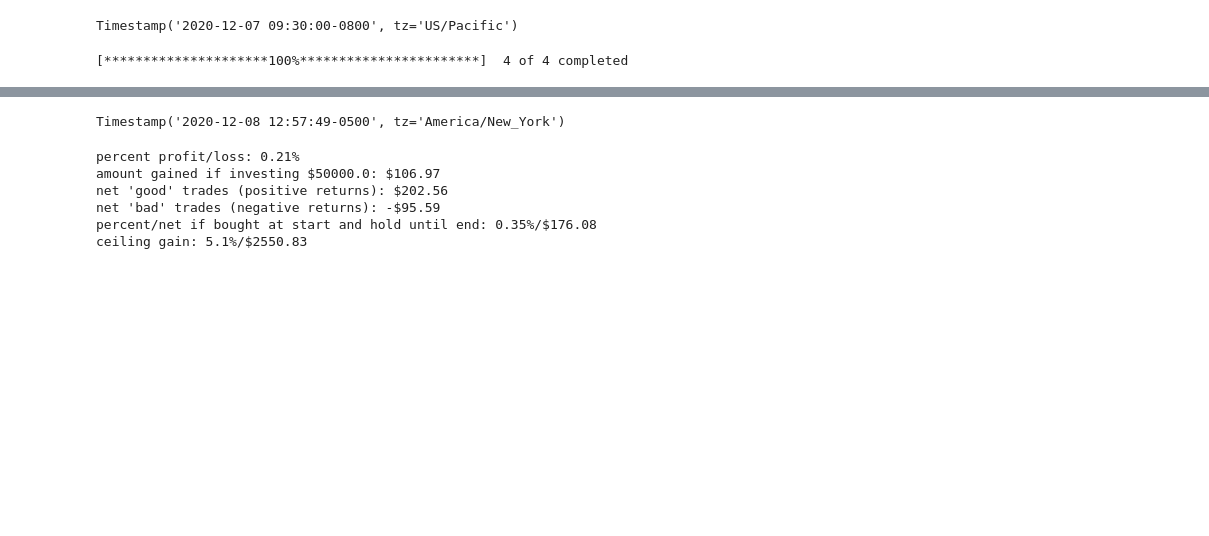
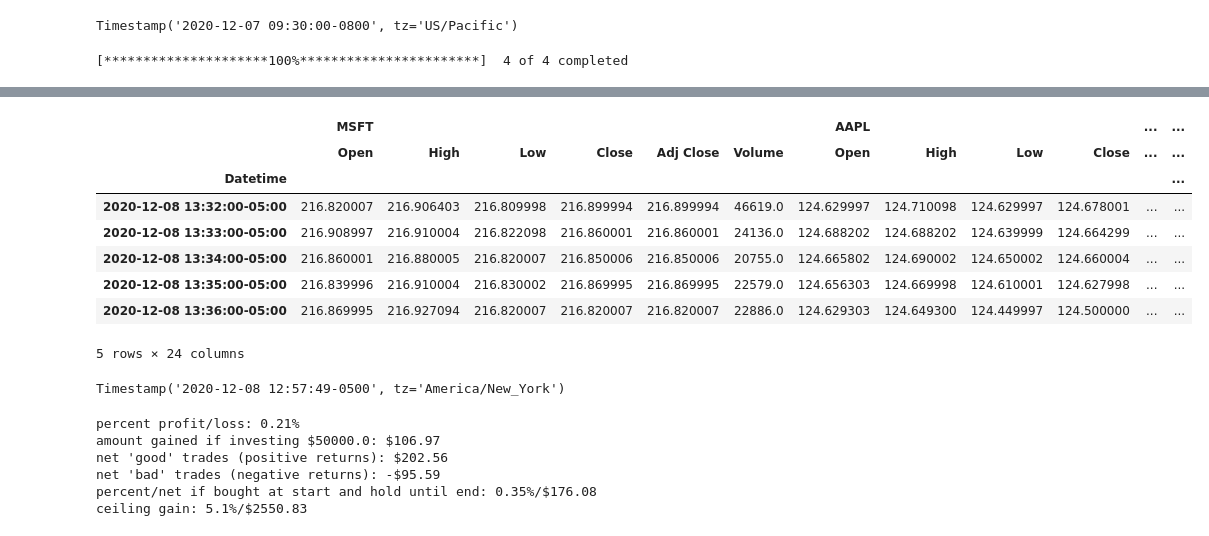
Before and after one commit to briansong524/Mo_money_mo_money, a Jupyter notebook: short term stock suggestion/Analyze with yfinance library.ipynb, the cells around one changed output, grey strips where cells are left out. Drawn from its saved outputs; the diff is of its cells as text; code cells hidden in the pictures; blank space fills up the shorter version.

```diff
--- a/short term stock suggestion/Analyze with yfinance library.ipynb
+++ b/short term stock suggestion/Analyze with yfinance library.ipynb
@@ -113,3 +109,18 @@ data
+# %%
+data2 = data.copy()
+for i in ['AAPL','MSFT','TSLA','NIO']:
+    data2 = data2[data2[(i,'Volume')] != 0]
+data2.tail()
+# %% [output]
+|  | MSFT |  |  |  |  |  | AAPL |  |  |  | ... | ... |
+|  | Open | High | Low | Close | Adj Close | Volume | Open | High | Low | Close | ... | ... |
+| Datetime |  |  |  |  |  |  |  |  |  |  |  | ... |
+| 2020-12-08 13:32:00-05:00 | 216.820007 | 216.906403 | 216.809998 | 216.899994 | 216.899994 | 46619.0 | 124.629997 | 124.710098 | 124.629997 | 124.678001 | ... | ... |
+| 2020-12-08 13:33:00-05:00 | 216.908997 | 216.910004 | 216.822098 | 216.860001 | 216.860001 | 24136.0 | 124.688202 | 124.688202 | 124.639999 | 124.664299 | ... | ... |
+| 2020-12-08 13:34:00-05:00 | 216.860001 | 216.880005 | 216.820007 | 216.850006 | 216.850006 | 20755.0 | 124.665802 | 124.690002 | 124.650002 | 124.660004 | ... | ... |
+| 2020-12-08 13:35:00-05:00 | 216.839996 | 216.910004 | 216.830002 | 216.869995 | 216.869995 | 22579.0 | 124.656303 | 124.669998 | 124.610001 | 124.627998 | ... | ... |
+| 2020-12-08 13:36:00-05:00 | 216.869995 | 216.927094 | 216.820007 | 216.820007 | 216.820007 | 22886.0 | 124.629303 | 124.649300 | 124.449997 | 124.500000 | ... | ... |
+5 rows × 24 columns
 # %%
 data.index[-1]
 # %% [output]
```
Also changed, not shown: parts of 3 cells of this notebook, 1 other file.
